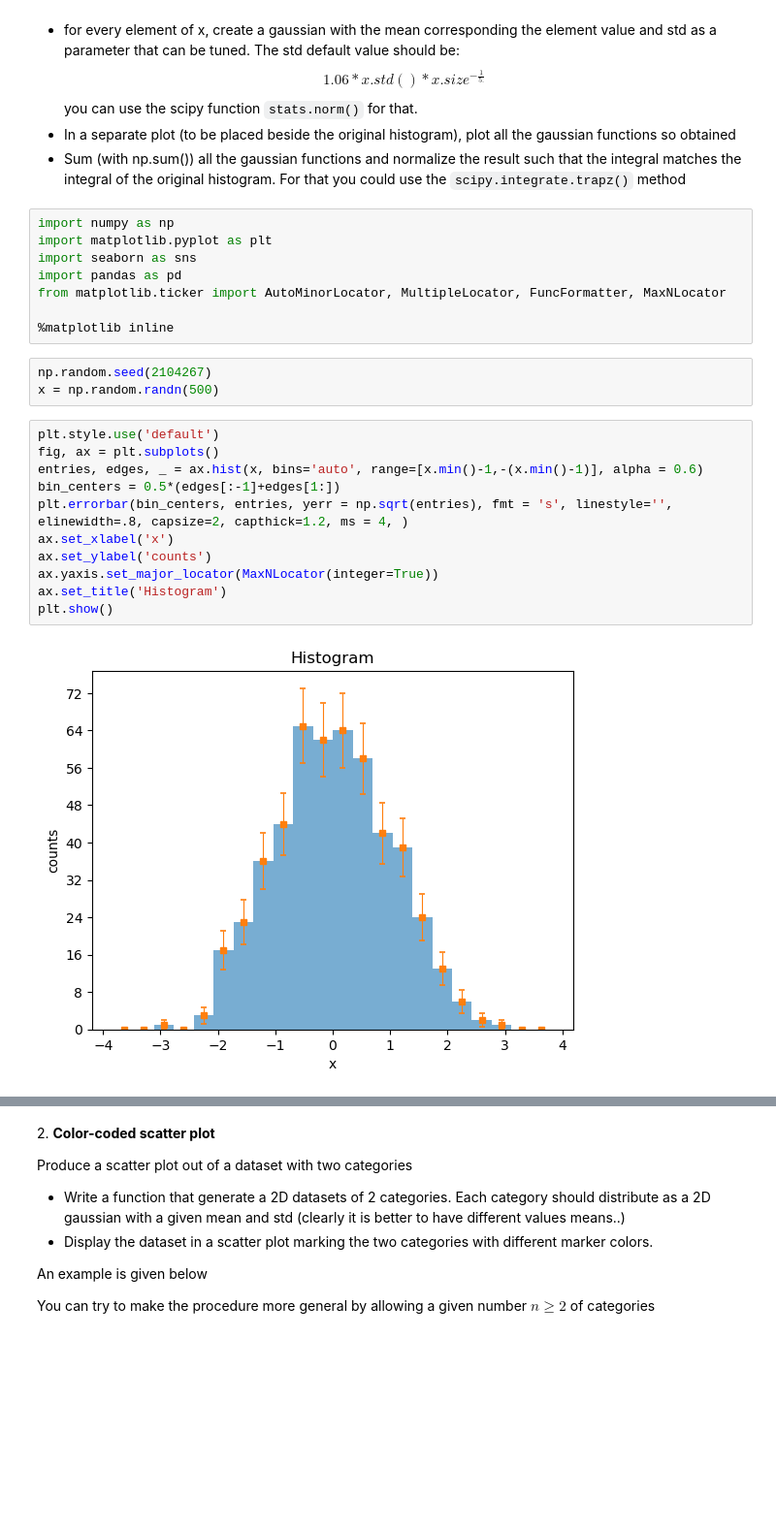
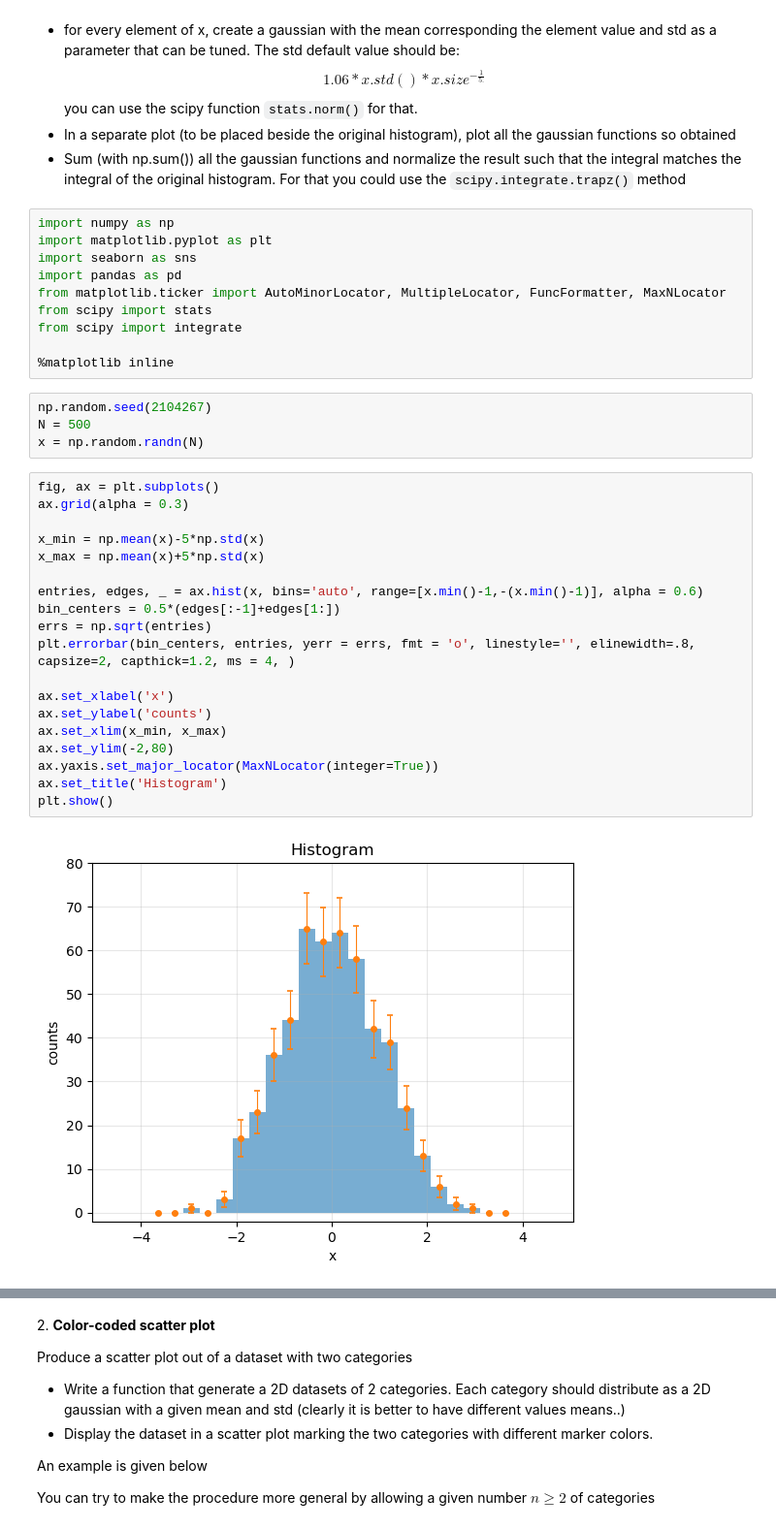
Before and after one commit to giuliadoda/LaboratoryOfComputationalPhysics_Y6, a Jupyter notebook: 07ex_Visualization.ipynb, the cells around one changed output, grey strips where cells are left out. Shown at 97% size. Saved outputs shown, nothing was run; the diff lists cells and outputs as text; blank space fills up the shorter version.

```diff
--- a/07ex_Visualization.ipynb
+++ b/07ex_Visualization.ipynb
@@ -20,21 +20,32 @@ import matplotlib.pyplot as plt
 import seaborn as sns
 import pandas as pd
 from matplotlib.ticker import AutoMinorLocator, MultipleLocator, FuncFormatter, MaxNLocator
+from scipy import stats
+from scipy import integrate
 
 %matplotlib inline
 # %%
 np.random.seed(2104267)
-x = np.random.randn(500)
+N = 500
+x = np.random.randn(N)
 # %%
-plt.style.use('default')
 fig, ax = plt.subplots()
+ax.grid(alpha = 0.3)
+
+x_min = np.mean(x)-5*np.std(x)
+x_max = np.mean(x)+5*np.std(x)
+
 entries, edges, _ = ax.hist(x, bins='auto', range=[x.min()-1,-(x.min()-1)], alpha = 0.6)
 bin_centers = 0.5*(edges[:-1]+edges[1:])
-plt.errorbar(bin_centers, entries, yerr = np.sqrt(entries), fmt = 's', linestyle='', elinewidth=.8, capsize=2, capthick=1.2, ms = 4, )
+errs = np.sqrt(entries)
+plt.errorbar(bin_centers, entries, yerr = errs, fmt = 'o', linestyle='', elinewidth=.8, capsize=2, capthick=1.2, ms = 4, )
+
 ax.set_xlabel('x')
 ax.set_ylabel('counts')
+ax.set_xlim(x_min, x_max)
+ax.set_ylim(-2,80)
 ax.yaxis.set_major_locator(MaxNLocator(integer=True))
 ax.set_title('Histogram')
 plt.show()
 # %% [output]
-[figure, old version]
+[figure, new version]
```
Also changed, not shown: parts of 18 cells of this notebook, 20 other files.
